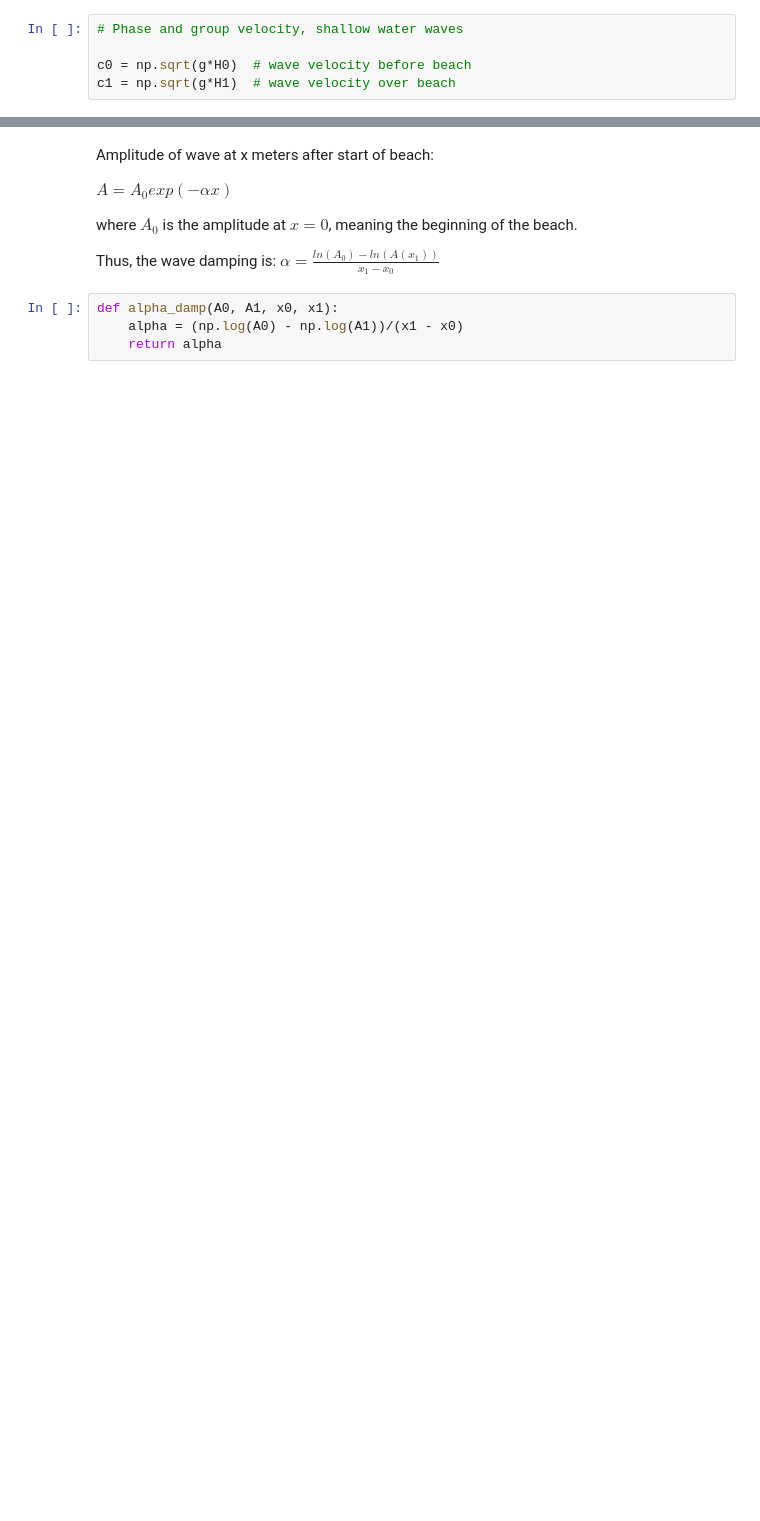
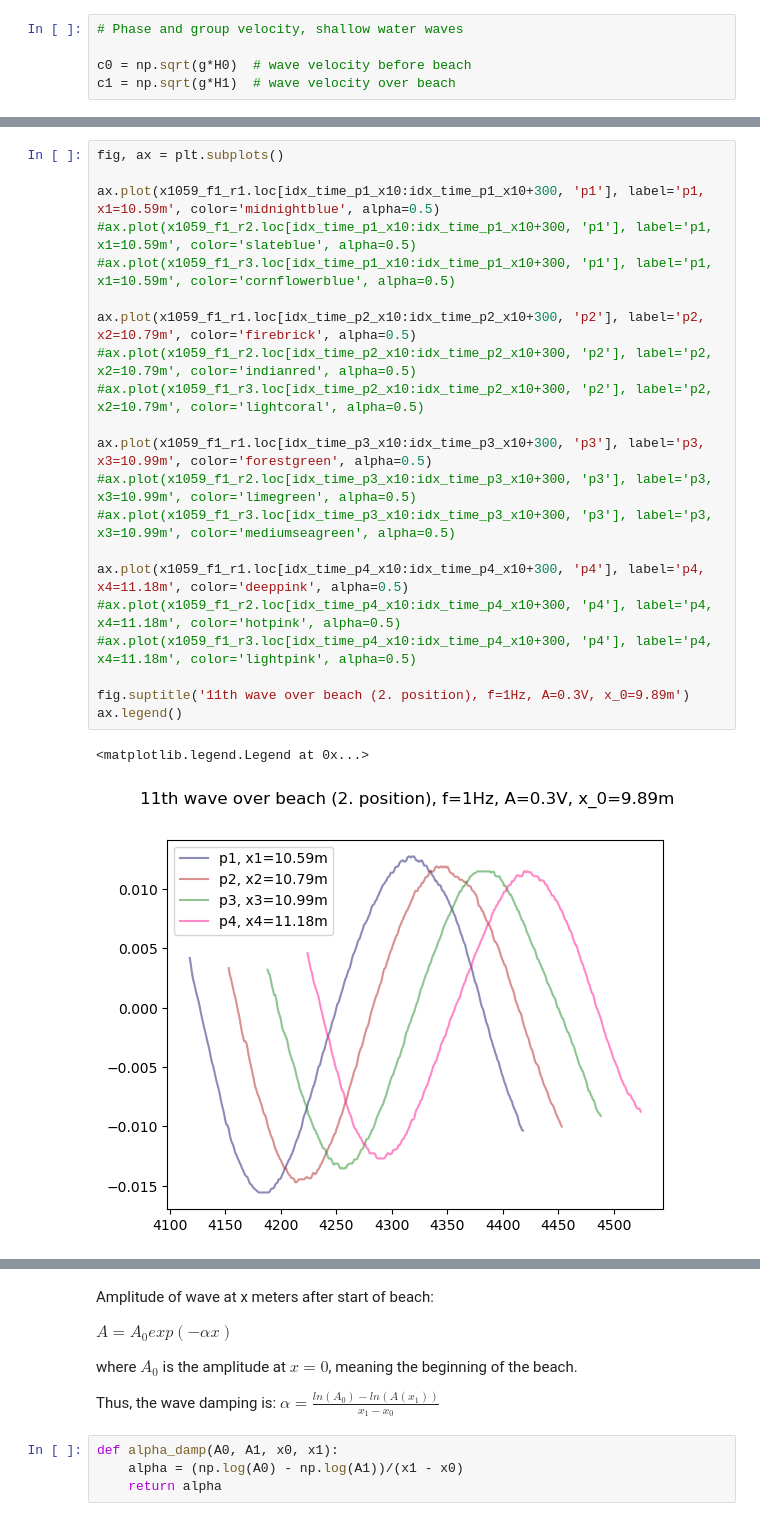
Before and after one commit to Maxime-Leclerc31/Lab-Experiments-program, a Jupyter notebook: Damping_KjerstisVersion/Lab_260325.ipynb, the cells around one changed output, grey strips where cells are left out. Saved outputs shown, nothing was run; the diff lists cells and outputs as text; blank space fills up the shorter version.

```diff
--- a/Damping_KjerstisVersion/Lab_260325.ipynb
+++ b/Damping_KjerstisVersion/Lab_260325.ipynb
@@ -23,0 +172,24 @@ c1 = np.sqrt(g*H1)  # wave velocity over beach
+# %%
+fig, ax = plt.subplots()
+
+ax.plot(x1059_f1_r1.loc[idx_time_p1_x10:idx_time_p1_x10+300, 'p1'], label='p1, x1=10.59m', color='midnightblue', alpha=0.5)
+#ax.plot(x1059_f1_r2.loc[idx_time_p1_x10:idx_time_p1_x10+300, 'p1'], label='p1, x1=10.59m', color='slateblue', alpha=0.5)
+#ax.plot(x1059_f1_r3.loc[idx_time_p1_x10:idx_time_p1_x10+300, 'p1'], label='p1, x1=10.59m', color='cornflowerblue', alpha=0.5)
+
+ax.plot(x1059_f1_r1.loc[idx_time_p2_x10:idx_time_p2_x10+300, 'p2'], label='p2, x2=10.79m', color='firebrick', alpha=0.5)
+#ax.plot(x1059_f1_r2.loc[idx_time_p2_x10:idx_time_p2_x10+300, 'p2'], label='p2, x2=10.79m', color='indianred', alpha=0.5)
+#ax.plot(x1059_f1_r3.loc[idx_time_p2_x10:idx_time_p2_x10+300, 'p2'], label='p2, x2=10.79m', color='lightcoral', alpha=0.5)
+
+ax.plot(x1059_f1_r1.loc[idx_time_p3_x10:idx_time_p3_x10+300, 'p3'], label='p3, x3=10.99m', color='forestgreen', alpha=0.5)
+#ax.plot(x1059_f1_r2.loc[idx_time_p3_x10:idx_time_p3_x10+300, 'p3'], label='p3, x3=10.99m', color='limegreen', alpha=0.5)
+#ax.plot(x1059_f1_r3.loc[idx_time_p3_x10:idx_time_p3_x10+300, 'p3'], label='p3, x3=10.99m', color='mediumseagreen', alpha=0.5)
+
+ax.plot(x1059_f1_r1.loc[idx_time_p4_x10:idx_time_p4_x10+300, 'p4'], label='p4, x4=11.18m', color='deeppink', alpha=0.5)
+#ax.plot(x1059_f1_r2.loc[idx_time_p4_x10:idx_time_p4_x10+300, 'p4'], label='p4, x4=11.18m', color='hotpink', alpha=0.5)
+#ax.plot(x1059_f1_r3.loc[idx_time_p4_x10:idx_time_p4_x10+300, 'p4'], label='p4, x4=11.18m', color='lightpink', alpha=0.5)
+
+fig.suptitle('11th wave over beach (2. position), f=1Hz, A=0.3V, x_0=9.89m')
+ax.legend()
+# %% [output]
+<matplotlib.legend.Legend at 0x...>
+[figure, added]
```
Also changed, not shown: parts of 23 cells of this notebook.
